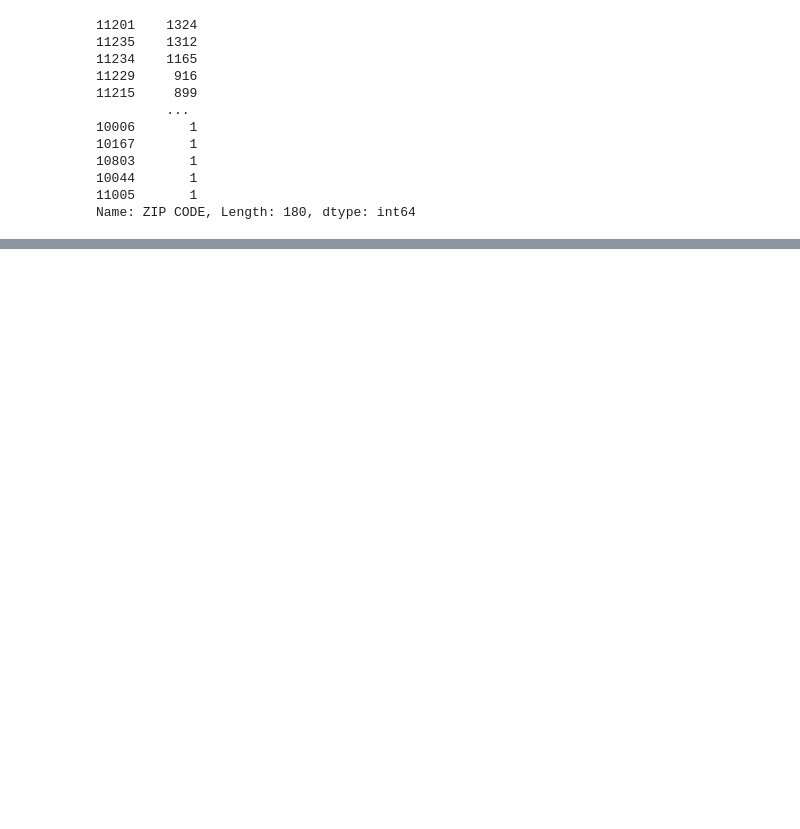
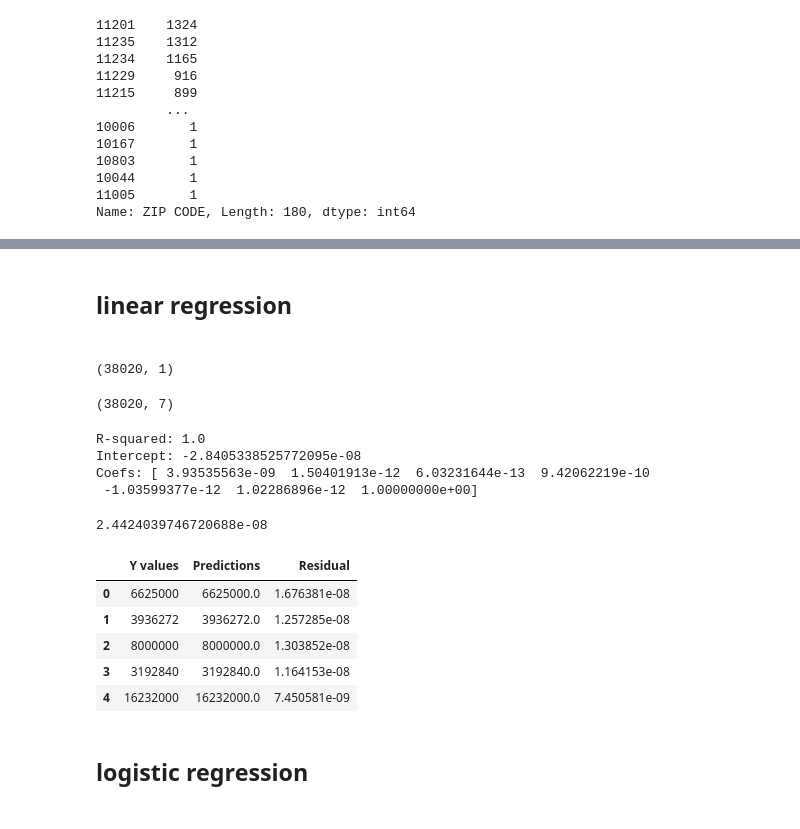
Before and after one commit to allyryry/3450_Assignment_4, a Jupyter notebook: Asn4_Starting_Point.ipynb, the cells around one changed output, grey strips where cells are left out. Saved outputs shown, nothing was run; the diff lists cells and outputs as text; code cells hidden in the pictures; blank space fills up the shorter version.

```diff
--- a/Asn4_Starting_Point.ipynb
+++ b/Asn4_Starting_Point.ipynb
@@ -131,0 +136,51 @@ sns.pairplot(df_NY)
+# %% [markdown]
+<h2>linear regression<h2>
+# %%
+y = np.array(df_NY["SALE PRICE"]).reshape(-1,1)
+y.shape
+# %% [output]
+(38020, 1)
+# %%
+x = np.array(df_NY)
+x.shape
+# %% [output]
+(38020, 7)
+# %%
+from sklearn.linear_model import LinearRegression
+model = LinearRegression().fit(x,y)
+# %%
+#Get some info on our new regression model
+r_sq = model.score(x, y)
+print('R-squared:', r_sq)
+print('Intercept:', model.intercept_[0])
+
+#Our coefficent/slope is now an array of values - one per X.
+#Visualizing the regression would be a 14D space, where these are the slopes in each dimension.
+print('Coefs:', model.coef_[0])
+# %% [output]
+R-squared: 1.0
+Intercept: -2.8405338525772095e-08
+Coefs: [ 3.93535563e-09  1.50401913e-12  6.03231644e-13  9.42062219e-10
+ -1.03599377e-12  1.02286896e-12  1.00000000e+00]
+# %%
+from sklearn.metrics import mean_squared_error
+tmp = model.predict(x)
+mean_squared_error(tmp, y, squared=False)
+# %% [output]
+2.4424039746720688e-08
+# %%
+#Get Residuals and picture them in a DF for easy reading.
+tmp1 = pd.DataFrame(y, columns={"Y values"})
+tmp2 = pd.DataFrame(tmp, columns={"Predictions"})
+tmp3 = pd.DataFrame((y-tmp), columns={"Residual"})
+resFrame = pd.concat([tmp1,tmp2,tmp3], axis=1)
+resFrame.head()
+# %% [output]
+|  | Y values | Predictions | Residual |
+| 0 | 6625000 | 6625000.0 | 1.676381e-08 |
+| 1 | 3936272 | 3936272.0 | 1.257285e-08 |
+| 2 | 8000000 | 8000000.0 | 1.303852e-08 |
+| 3 | 3192840 | 3192840.0 | 1.164153e-08 |
+| 4 | 16232000 | 16232000.0 | 7.450581e-09 |
+# %% [markdown]
+<h2>logistic regression<h2>
```
Also changed, not shown: parts of 4 cells of this notebook.
